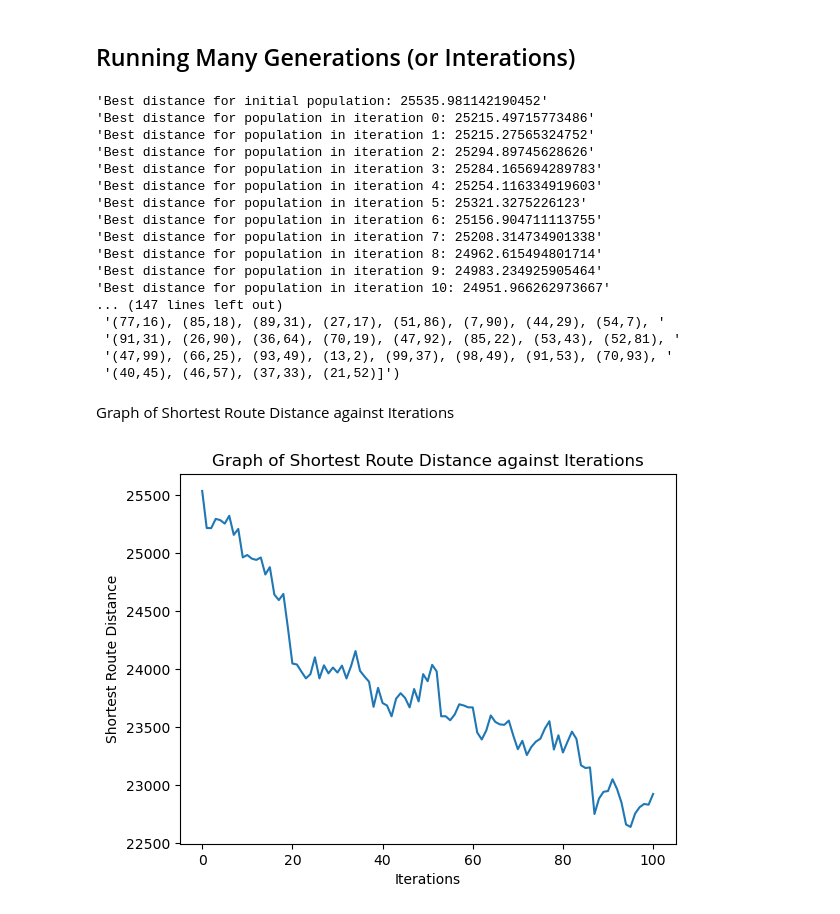
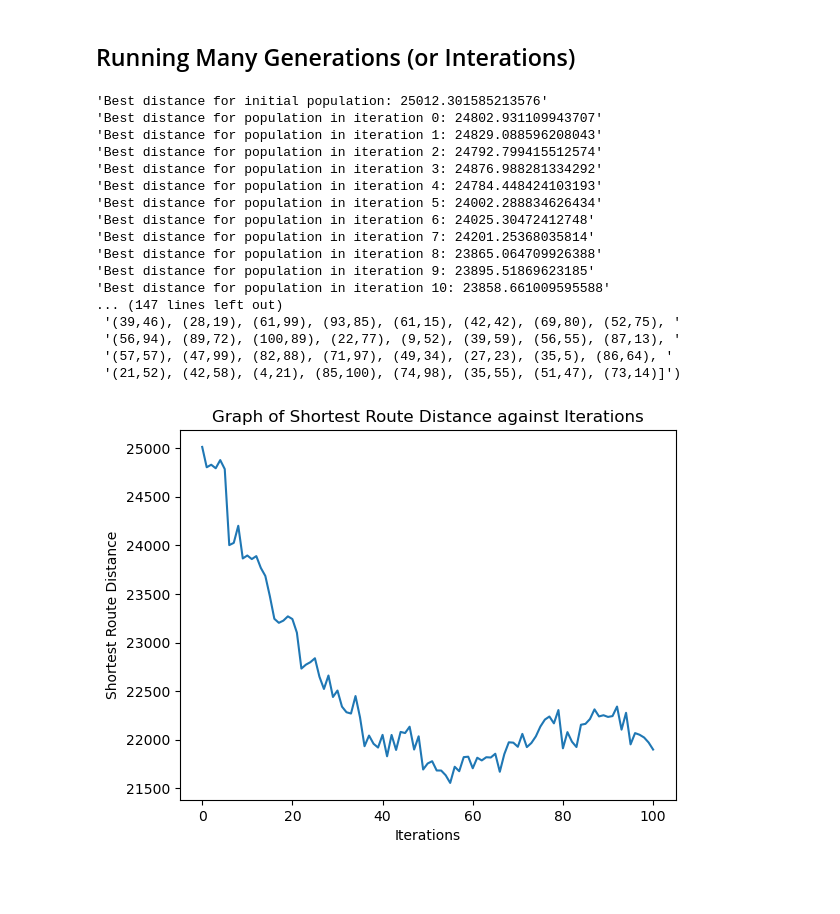
Before and after one commit to ChuaYunJuan/AI-Lab, a Jupyter notebook: Group_Lab 2_Genetic Algorithm.ipynb, the cells around one changed output. Saved outputs shown, nothing was run; the diff lists cells and outputs as text; code cells hidden in the pictures; blank space fills up the shorter version.

```diff
--- a/Group_Lab 2_Genetic Algorithm.ipynb
+++ b/Group_Lab 2_Genetic Algorithm.ipynb
@@ -183,7 +176,7 @@ print(cityList)
 # %% [markdown]
 `Sample run 2` initializes 10 cities in cityList and creates a population with three routes as follows:
 # %%
-cityList = genCityList("C:\\Users\\User\\Desktop\\Jupyter NoteBook\\AI_Week 7_Practical\\Lab_2_Genetic_Algorithm\\cities500.txt" )
+cityList = genCityList('cities50.txt')
 population = initialPopulation(3, cityList)  # 3 different routes, randomly shuffled from the list
 print(population)
 # %% [output]
@@ -349,7 +342,7 @@ You can run the above functions using the sample runs below. To do so, simply ch
 
 `Sample run 1` initializes 10 cities in cityList, creates a population with four routes, and creates a pool of parents as follows:
 # %%
-population = initialPopulation(4, genCityList("C:\\Users\\User\\Desktop\\Jupyter NoteBook\\AI_Week 7_Practical\\Lab_2_Genetic_Algorithm\\cities500.txt" ))
+population = initialPopulation(4, genCityList('cities50.txt'))
 print('Initial population')
 print(population)
 
@@ -377,7 +370,7 @@ print(matingpool)
 # %% [markdown]
 `Sample run 2` initializes 10 cities in cityList, creates a population with four routes, select an elite chromosome as follows:
 # %%
-population = initialPopulation(4, genCityList("C:\\Users\\User\\Desktop\\Jupyter NoteBook\\AI_Week 7_Practical\\Lab_2_Genetic_Algorithm\\cities500.txt" ))
+population = initialPopulation(4, genCityList('cities50.txt'))
 elites = survivorSelection(population, 1)
 print('Initial population')
 print(population)
@@ -540,7 +466,7 @@ def breedPopulation(matingpool):
 # %% [markdown]
 You can run the above functions using the sample run below. To do so, simply change the cell type from Markdown to Code. The sample run initializes 2 chromosomes in the population, and performs crossover among the two parents.
 # %%
-population = initialPopulation(2, genCityList("C:\\Users\\User\\Desktop\\Jupyter NoteBook\\AI_Week 7_Practical\\Lab_2_Genetic_Algorithm\\cities500.txt" ))
+population = initialPopulation(2, genCityList('cities50.txt'))
 parent1, parent2 = population
 child1, child2 = crossover(parent1, parent2)
 print('Parents')
@@ -692,68 +618,65 @@ print(new_population)
 # %% [markdown]
 ## Running Many Generations (or Interations)
 # %%
-filename = "C:\\Users\\User\\Desktop\\Jupyter NoteBook\\AI_Week 7_Practical\\Lab_2_Genetic_Algorithm\\cities500.txt"
+filename = 'cities500.txt'
 popSize = 20
 eliteSize = 5
 mutationProbability = 0.01
 iteration_limit = 100
 min_dist_list = [] # The list is added to gather the shortest route distance for each iteration
 
-cityList = genCityList(filename)
-
+cityList = genCityList(filename) # To fixed the 10 generated cities
 population = initialPopulation(popSize, cityList)
 distances = [Fitness(p).routeDistance() for p in population]
 min_dist = min(distances)
 min_dist_list.append(min_dist)
 print("Best distance for initial population: " + str(min_dist))
 
 for i in range(iteration_limit):
     population = oneGeneration(population, eliteSize, mutationProbability)
     distances = [Fitness(p).routeDistance() for p in population]
     index = np.argmin(distances)
     best_route = population[index]
     min_dist = min(distances)
     min_dist_list.append(min_dist)
     print("Best distance for population in iteration " + str(i) +
           ": " + str(min_dist))
 
 print("Optimal path is " + str(best_route))
 
     # TODO 7 (10 marks) - Performance Evaluation. You will present the performance achieved
     # by different parent selection function. You will compare the
     # performance achieved by Random Selection, Tournament Selection, and Proportional Selection.
 
     # Marking scheme:
     # 7 to 10 marks:  In-depth performance evaluation. Optimal routes are found.
     # 5 to <7 marks:  Clear understanding of performance evaluation.
     # >0 to <5 marks: Inaccurate or unclear understanding of performance evaluation.
     # 0 marks:        No answer is given.
+
+# Plot the graph of shortest route distance against iterations
+iterations = list(range(0, 101))
+plt.plot(iterations, min_dist_list)
+plt.xlabel('Iterations')
+plt.ylabel('Shortest Route Distance')
+plt.title('Graph of Shortest Route Distance against Iterations')
+plt.show()
 # %% [output]
-'Best distance for initial population: 25535.981142190452'
-'Best distance for population in iteration 0: 25215.49715773486'
-'Best distance for population in iteration 1: 25215.27565324752'
-'Best distance for population in iteration 2: 25294.89745628626'
-'Best distance for population in iteration 3: 25284.165694289783'
-'Best distance for population in iteration 4: 25254.116334919603'
-'Best distance for population in iteration 5: 25321.3275226123'
-'Best distance for population in iteration 6: 25156.904711113755'
-'Best distance for population in iteration 7: 25208.314734901338'
-'Best distance for population in iteration 8: 24962.615494801714'
-'Best distance for population in iteration 9: 24983.234925905464'
-'Best distance for population in iteration 10: 24951.966262973667'
+'Best distance for initial population: 25012.301585213576'
+'Best distance for population in iteration 0: 24802.931109943707'
+'Best distance for population in iteration 1: 24829.088596208043'
+'Best distance for population in iteration 2: 24792.799415512574'
+'Best distance for population in iteration 3: 24876.988281334292'
+'Best distance for population in iteration 4: 24784.448424103193'
+'Best distance for population in iteration 5: 24002.288834626434'
+'Best distance for population in iteration 6: 24025.30472412748'
+'Best distance for population in iteration 7: 24201.25368035814'
+'Best distance for population in iteration 8: 23865.064709926388'
+'Best distance for population in iteration 9: 23895.51869623185'
+'Best distance for population in iteration 10: 23858.661009595588'
 ... (147 lines left out)
- '(77,16), (85,18), (89,31), (27,17), (51,86), (7,90), (44,29), (54,7), '
- '(91,31), (26,90), (36,64), (70,19), (47,92), (85,22), (53,43), (52,81), '
- '(47,99), (66,25), (93,49), (13,2), (99,37), (98,49), (91,53), (70,93), '
- '(40,45), (46,57), (37,33), (21,52)]')
+ '(39,46), (28,19), (61,99), (93,85), (61,15), (42,42), (69,80), (52,75), '
+ '(56,94), (89,72), (100,89), (22,77), (9,52), (39,59), (56,55), (87,13), '
+ '(57,57), (47,99), (82,88), (71,97), (49,34), (27,23), (35,5), (86,64), '
+ '(21,52), (42,58), (4,21), (85,100), (74,98), (35,55), (51,47), (73,14)]')
+[figure, added]
-# %% [markdown]
-Graph of Shortest Route Distance against Iterations
-# %%
-iterations = list(range(0, 101))
-plt.plot(iterations, min_dist_list)
-plt.xlabel('Iterations')
-plt.ylabel('Shortest Route Distance')
-plt.title('Graph of Shortest Route Distance against Iterations')
-plt.show()
-# %% [output]
-[figure, removed]
```
Also changed, not shown: parts of 11 cells of this notebook.
